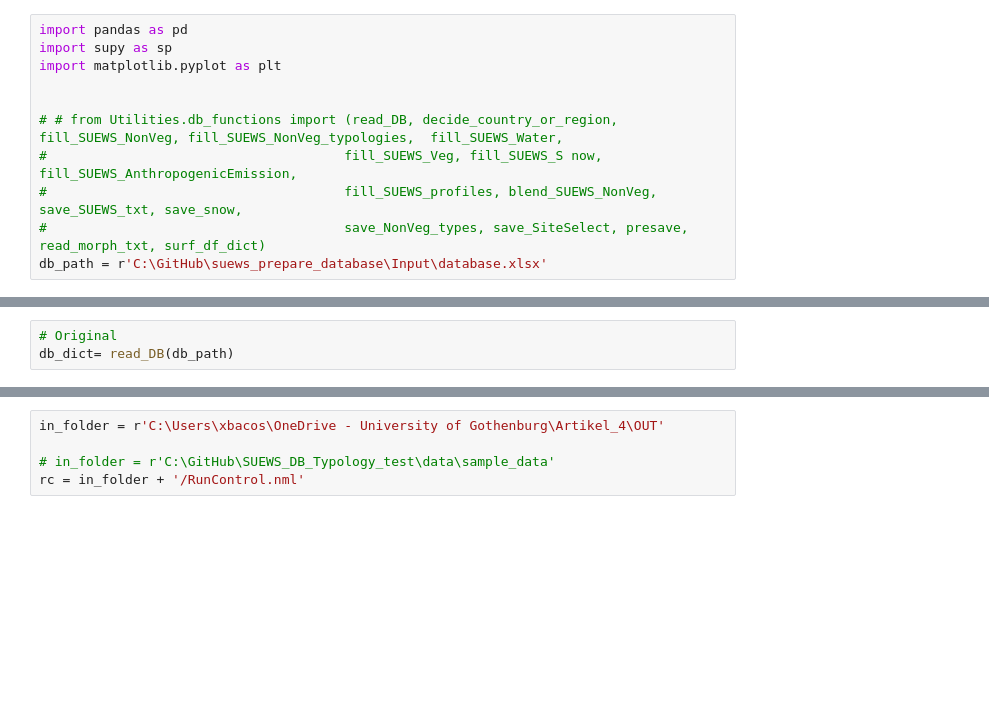
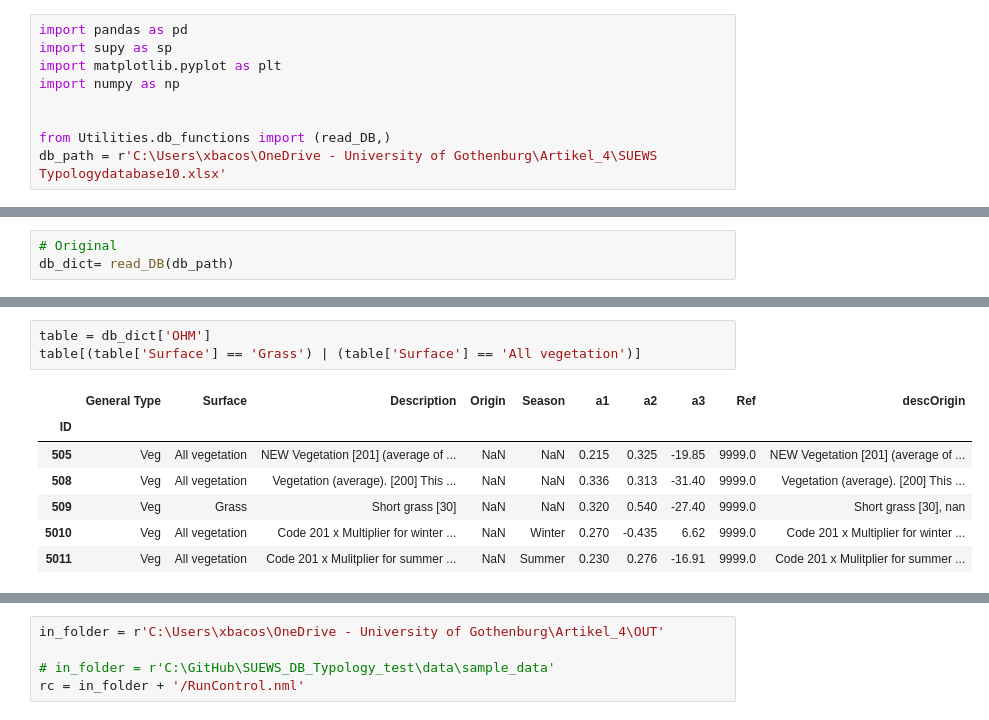
Before and after one commit to gusbacos/suews_prepare_database, a Jupyter notebook: test_database_save.ipynb, the cells around one changed output, grey strips where cells are left out. Cells and saved outputs as stored; diff of their text form; blank space fills up the shorter version.

Commit message:
fix bugs and improvments
New way of normalizing Profiles
Faster Read DB
Population added in sampledata_grid
cleaning

```diff
--- a/test_database_save.ipynb
+++ b/test_database_save.ipynb
@@ -2,10 +2,8 @@
 import pandas as pd
 import supy as sp
 import matplotlib.pyplot as plt
+import numpy as np
 
 
-# # from Utilities.db_functions import (read_DB, decide_country_or_region, fill_SUEWS_NonVeg, fill_SUEWS_NonVeg_typologies,  fill_SUEWS_Water,
-#                                      fill_SUEWS_Veg, fill_SUEWS_S now, fill_SUEWS_AnthropogenicEmission,
-#                                      fill_SUEWS_profiles, blend_SUEWS_NonVeg, save_SUEWS_txt, save_snow,
-#                                      save_NonVeg_types, save_SiteSelect, presave, read_morph_txt, surf_df_dict)
-db_path = r'C:\GitHub\suews_prepare_database\Input\database.xlsx'
+from Utilities.db_functions import (read_DB,)
+db_path = r'C:\Users\xbacos\OneDrive - University of Gothenburg\Artikel_4\SUEWS Typologydatabase10.xlsx'
@@ -31,0 +132,11 @@ db_dict= read_DB(db_path)
+# %%
+table = db_dict['OHM']
+table[(table['Surface'] == 'Grass') | (table['Surface'] == 'All vegetation')]
+# %% [output]
+|  | General Type | Surface | Description | Origin | Season | a1 | a2 | a3 | Ref | descOrigin |
+| ID |  |  |  |  |  |  |  |  |  |  |
+| 505 | Veg | All vegetation | NEW Vegetation [201] (average of ... | NaN | NaN | 0.215 | 0.325 | -19.85 | 9999.0 | NEW Vegetation [201] (average of ... |
+| 508 | Veg | All vegetation | Vegetation (average). [200] This ... | NaN | NaN | 0.336 | 0.313 | -31.40 | 9999.0 | Vegetation (average). [200] This ... |
+| 509 | Veg | Grass | Short grass [30] | NaN | NaN | 0.320 | 0.540 | -27.40 | 9999.0 | Short grass [30], nan |
+| 5010 | Veg | All vegetation | Code 201 x Multiplier for winter ... | NaN | Winter | 0.270 | -0.435 | 6.62 | 9999.0 | Code 201 x Multiplier for winter ... |
+| 5011 | Veg | All vegetation | Code 201 x Mulitplier for summer ... | NaN | Summer | 0.230 | 0.276 | -16.91 | 9999.0 | Code 201 x Mulitplier for summer ... |
```
Also changed, not shown: parts of 23 cells of this notebook, 21 other files.
